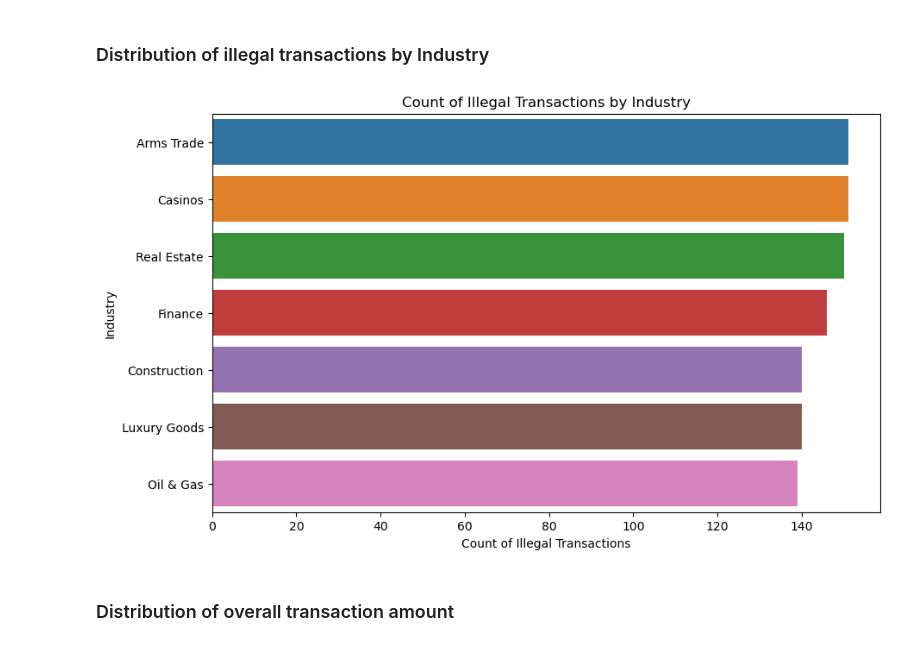
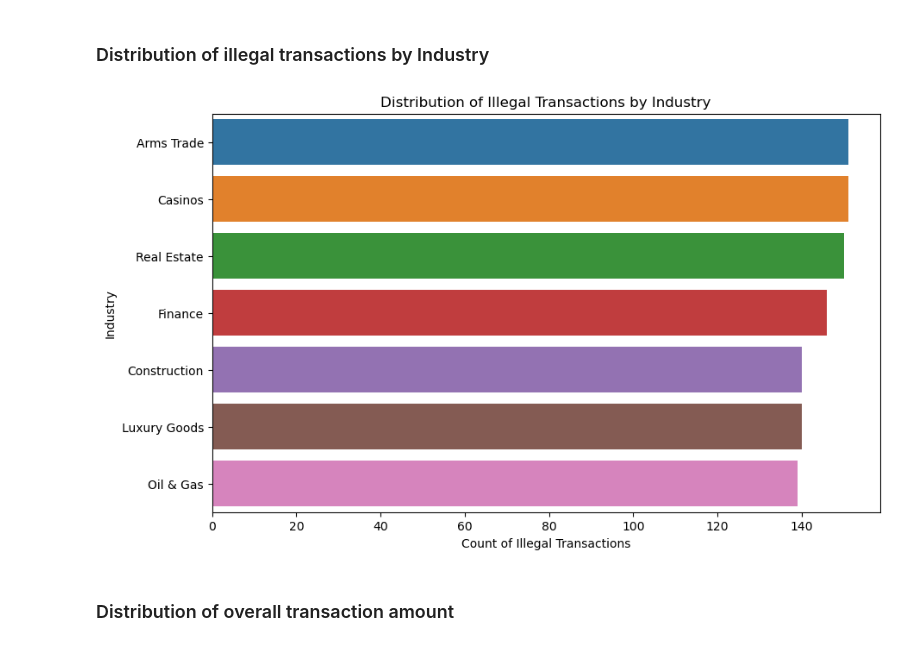
Before and after one commit to edgar-rosales95/Final_505, a Jupyter notebook: Final_505.ipynb, the cells around one changed output. Saved outputs shown, nothing was run; the diff lists cells and outputs as text; code cells hidden in the pictures.

```diff
--- a/Final_505.ipynb
+++ b/Final_505.ipynb
@@ -134,20 +152,17 @@ Name: count, dtype: int64
 # %% [markdown]
 ### Distribution of illegal transactions by Industry
 # %%
-# Map True/False to 'Illegal'/'Legal' in the 'Source of Money' column
-df['Source of Money'] = df['Source of Money'].map({True: 'Illegal', False: 'Legal'})
-
 # Filter the dataset for illegal transactions
 illegal_transactions = df[df['Source of Money'] == 'Illegal']
 
 plt.figure(figsize=(10, 6))
 sns.countplot(y='Industry', data=illegal_transactions, order=illegal_transactions['Industry'].value_counts().index)
-plt.title('Count of Illegal Transactions by Industry')
+plt.title('Distribution of Illegal Transactions by Industry')
 plt.xlabel('Count of Illegal Transactions')
 plt.ylabel('Industry')
 plt.show()
 # %% [output]
-[figure, old version]
+[figure, new version]
 # %% [markdown]
 ### Distribution of overall transaction amount
 # %%
```
Also changed, not shown: parts of 19 cells of this notebook.
